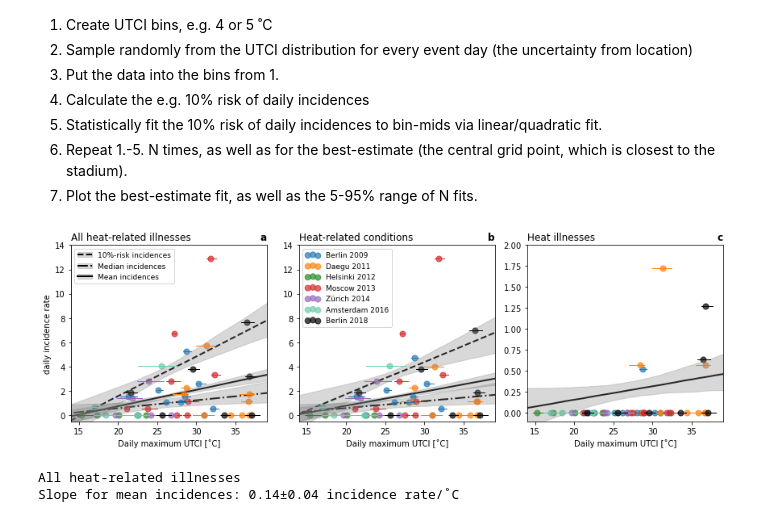
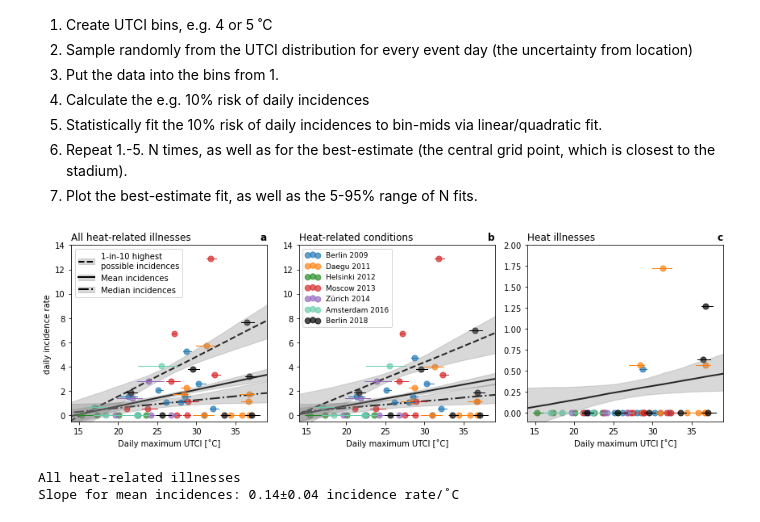
Before and after one commit to milankl/AthleticsChampionshipsHeat, a Jupyter notebook: scripts/AthleticChampionshipHeatIllnesses.ipynb, the cells around one changed output. Saved outputs shown, nothing was run; the diff lists cells and outputs as text; code cells hidden in the pictures.

```diff
--- a/scripts/AthleticChampionshipHeatIllnesses.ipynb
+++ b/scripts/AthleticChampionshipHeatIllnesses.ipynb
@@ -241,36 +241,36 @@ h03, = axs[0].plot(xall,np.median(fits0[:,:,2],axis=1),"k",lw=2,zorder=-5)
 axs[1].plot(xall,np.median(fits1[:,:,0],axis=1),"k--",lw=2,zorder=-5)
 axs[1].plot(xall,np.median(fits1[:,:,1],axis=1),"k-.",lw=2,zorder=-5)
 axs[1].plot(xall,np.median(fits1[:,:,2],axis=1),"k",lw=2,zorder=-5)
 
 axs[2].plot(xall,np.median(fits2[:,:,2],axis=1),"k",lw=2,zorder=-5)
 
-axs[0].legend([(fb01,h01),(fb02,h02),(fb03,h03)],(str(prisks[0])+"%-risk incidences","Median incidences","Mean incidences"),loc=2,fontsize=9)
+axs[0].legend([(fb01,h01),(fb03,h03),(fb02,h02)],("1-in-10 highest\npossible incidences","Mean incidences","Median incidences"),loc=2,fontsize=10)
 
 axs[0].set_title("All heat-related illnesses",loc="left")
 axs[1].set_title("Heat-related conditions",loc="left")
 axs[2].set_title("Heat illnesses",loc="left")
 
 axs[0].set_title("a",loc="right",fontweight="bold")
 axs[1].set_title("b",loc="right",fontweight="bold")
 axs[2].set_title("c",loc="right",fontweight="bold")
 
 axs[0].set_xlabel("Daily maximum UTCI [˚C]")
 axs[1].set_xlabel("Daily maximum UTCI [˚C]")
 axs[2].set_xlabel("Daily maximum UTCI [˚C]")
 
 axs[0].set_ylabel("daily incidence rate")
 
 axs[1].legend(loc=2,ncol=1,fontsize=9,scatterpoints=3)
 
 axs[0].set_xlim(14,39)
 axs[0].set_ylim(-0.5,14)
 axs[1].set_ylim(-0.5,14)
 axs[2].set_ylim(-0.1,2)
 plt.tight_layout()
 
-plt.show()
+plt.savefig("heatillness_utci.pdf")
 # %% [output]
-[figure, old version]
+[figure, new version]
 # %%
 # mean incidences mean slope with 95%CI
 mslope = [np.mean(slopes[:,2,0]),np.percentile(slopes[:,2,0],2.5),np.percentile(slopes[:,2,0],97.5)]
```
Also changed, not shown: parts of 6 cells of this notebook, 6 other files.
